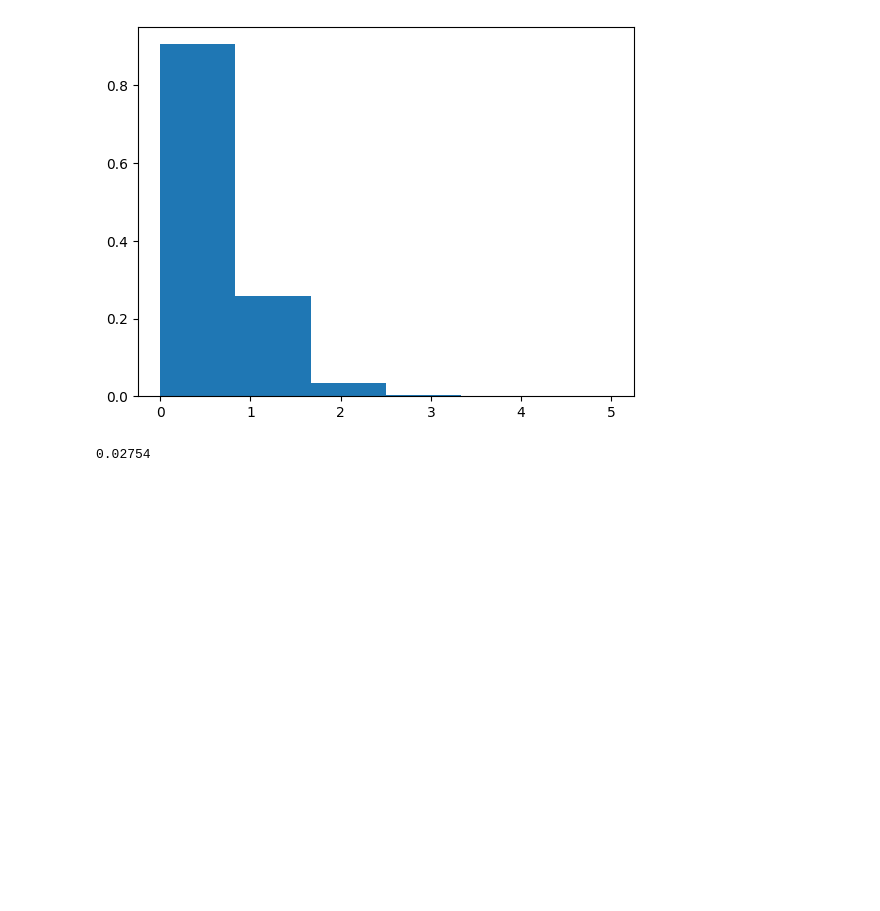
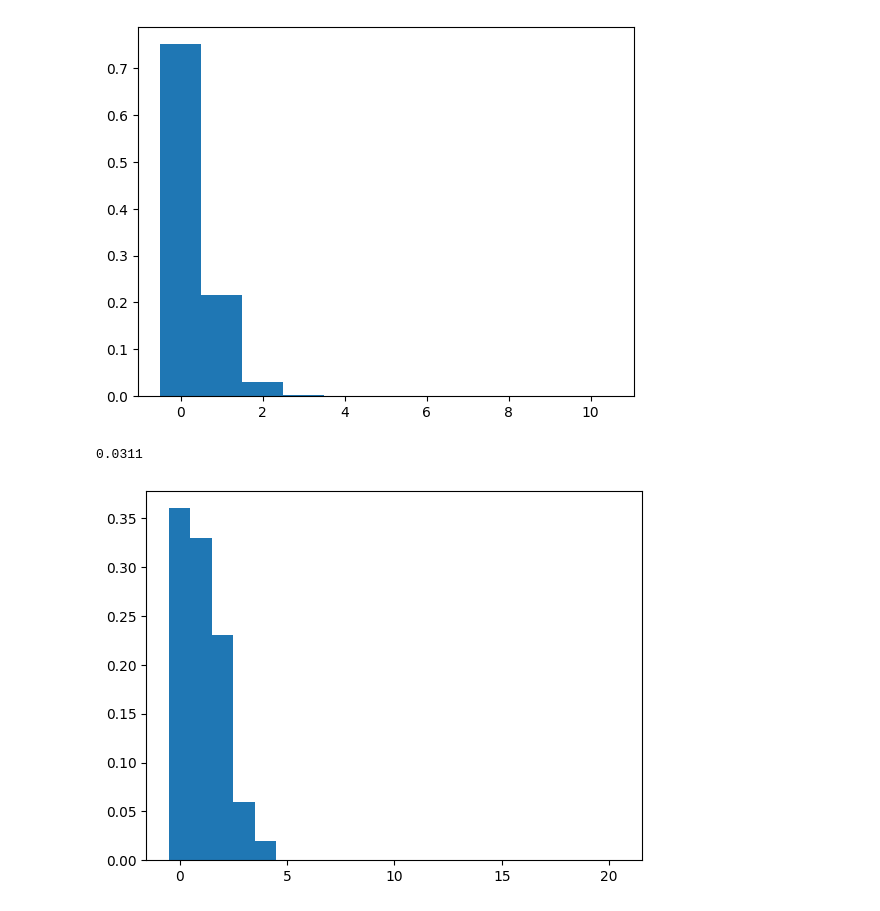
Before and after one commit to abrown12005/BME-4972_4973, a Jupyter notebook: Data, Noise, and Statistics/Monti_Carlo_Simulation.ipynb, the cells around one changed output. Cells and saved outputs as stored; diff of their text form; code cells hidden in the pictures; blank space fills up the shorter version.

```diff
--- a/Data, Noise, and Statistics/Monti_Carlo_Simulation.ipynb
+++ b/Data, Noise, and Statistics/Monti_Carlo_Simulation.ipynb
@@ -41,9 +44,24 @@ chance_2 = 1/36
 dice_2 = np.random.binomial(num_rolls,chance_2,simulations)
 prob_c = np.mean(dice_2==2)
 
-plt.hist(dice_2,bins=6,density=True)
+bins = np.arange(-0.5, num_rolls + 1.5, 1)
+plt.hist(dice_2,bins=bins,density=True)
 plt.show()
 print(prob_c)
 # %% [output]
-[figure, old version]
+[figure, new version]
-0.02754
+0.0311
+# %%
+#For question 3, part c
+trials = 100
+p = 0.05
+n = 20
+
+dist = np.random.binomial(n,p,trials)
+
+bins = np.arange(-0.5, n + 1.5, 1)
+
+plt.hist(dist,bins=bins,density=True)
+plt.show()
+# %% [output]
+[figure, added]
```
Also changed, not shown: parts of 2 cells of this notebook.
